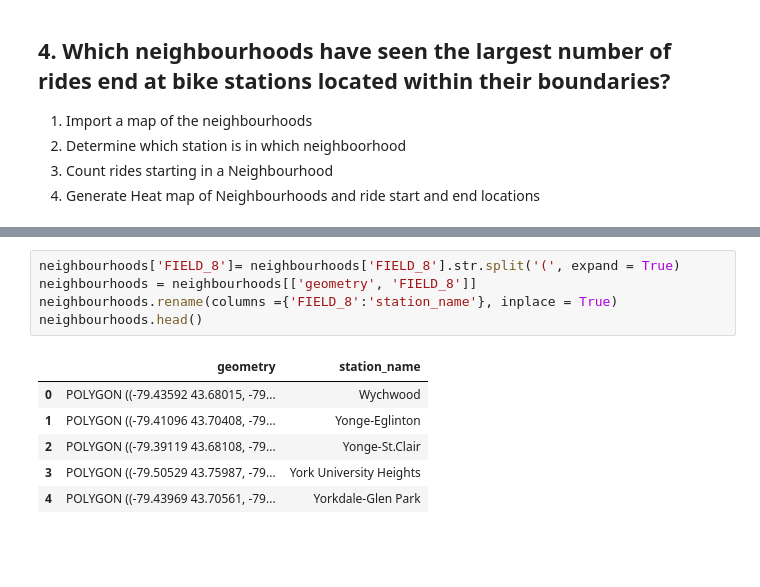
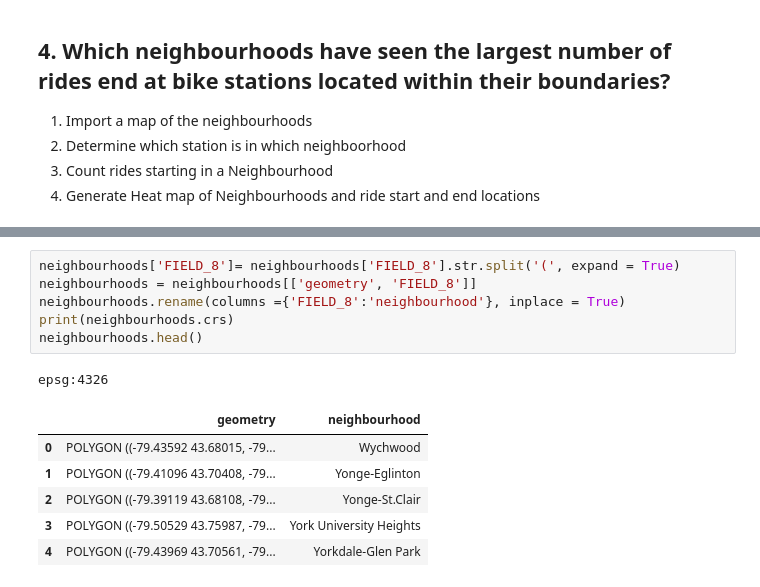
Before and after one commit to yokoyana/toronto_bike_share, a Jupyter notebook: project2.ipynb, the cells around one changed output, grey strips where cells are left out. Saved outputs shown, nothing was run; the diff lists cells and outputs as text; blank space fills up the shorter version.

```diff
--- a/project2.ipynb
+++ b/project2.ipynb
@@ -416,10 +442,12 @@ neighbourhoods.head()
 # %%
 neighbourhoods['FIELD_8']= neighbourhoods['FIELD_8'].str.split('(', expand = True)
 neighbourhoods = neighbourhoods[['geometry', 'FIELD_8']]
-neighbourhoods.rename(columns ={'FIELD_8':'station_name'}, inplace = True)
+neighbourhoods.rename(columns ={'FIELD_8':'neighbourhood'}, inplace = True)
+print(neighbourhoods.crs)
 neighbourhoods.head()
 # %% [output]
+epsg:4326
-|  | geometry | station_name |
+|  | geometry | neighbourhood |
 | 0 | POLYGON ((-79.43592 43.68015, -79... | Wychwood |
 | 1 | POLYGON ((-79.41096 43.70408, -79... | Yonge-Eglinton |
 | 2 | POLYGON ((-79.39119 43.68108, -79... | Yonge-St.Clair |
```
Also changed, not shown: parts of 13 cells of this notebook.
